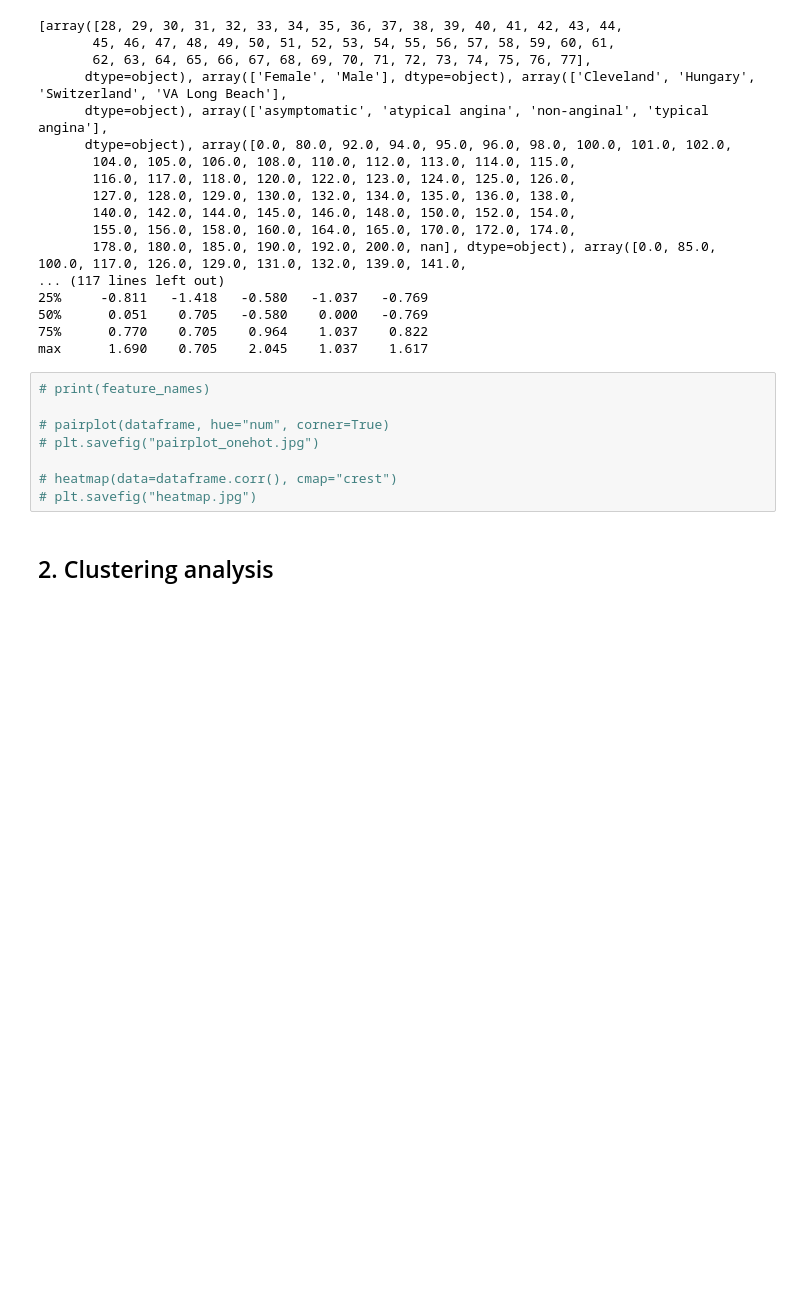
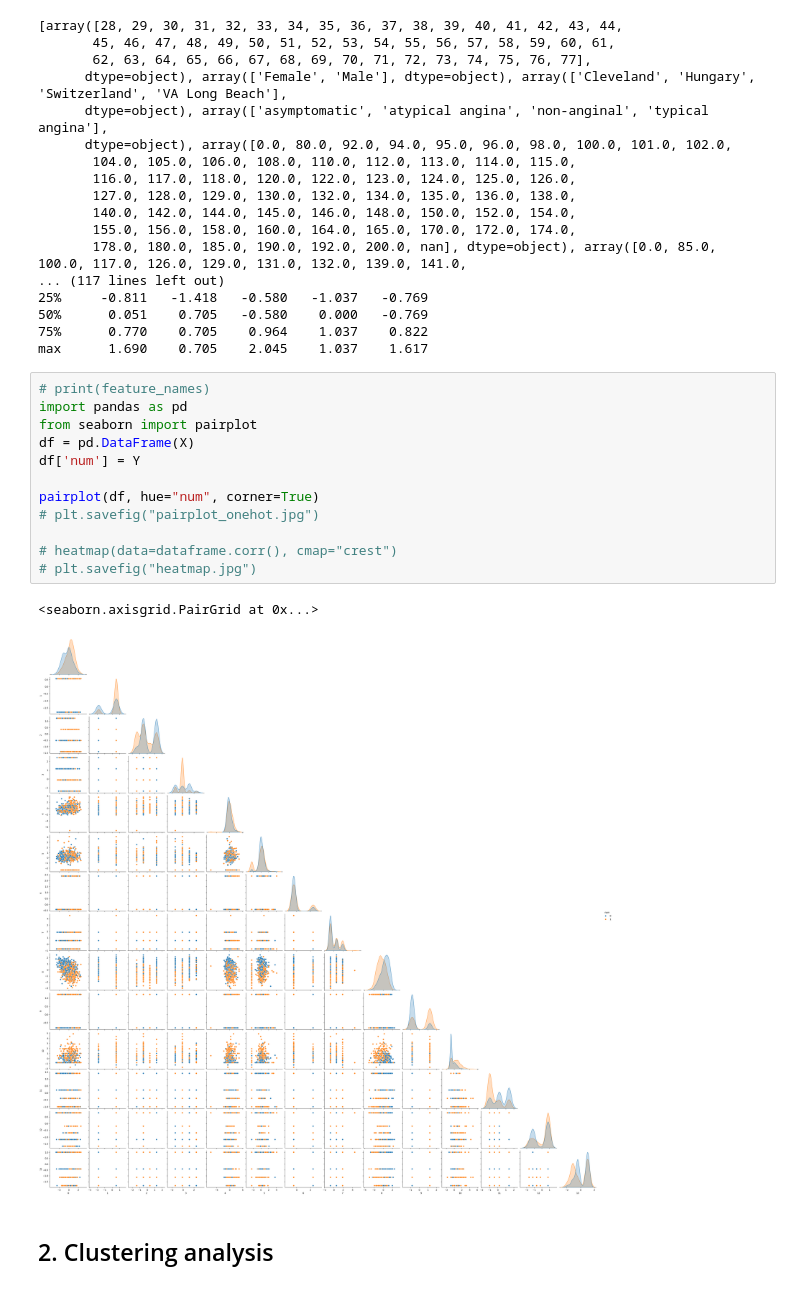
Before and after one commit to carlotoffoli/tdc_fp, a Jupyter notebook: main.ipynb, the cells around one changed output. Drawn from its saved outputs; the diff is of its cells as text; blank space fills up the shorter version.

```diff
--- a/main.ipynb
+++ b/main.ipynb
@@ -165,12 +165,19 @@ print(pd.DataFrame(X).describe().round(3))
 max      1.690    0.705    2.045    1.037    1.617
 # %%
 # print(feature_names)
+import pandas as pd
+from seaborn import pairplot
+df = pd.DataFrame(X)
+df['num'] = Y
 
-# pairplot(dataframe, hue="num", corner=True)
+pairplot(df, hue="num", corner=True)
 # plt.savefig("pairplot_onehot.jpg")
 
 # heatmap(data=dataframe.corr(), cmap="crest")
 # plt.savefig("heatmap.jpg")
+# %% [output]
+<seaborn.axisgrid.PairGrid at 0x...>
+[figure, added]
 # %% [markdown]
 ## 2. Clustering analysis
 # %% [markdown]
```
Also changed, not shown: parts of 4 cells of this notebook, 4 other files.
